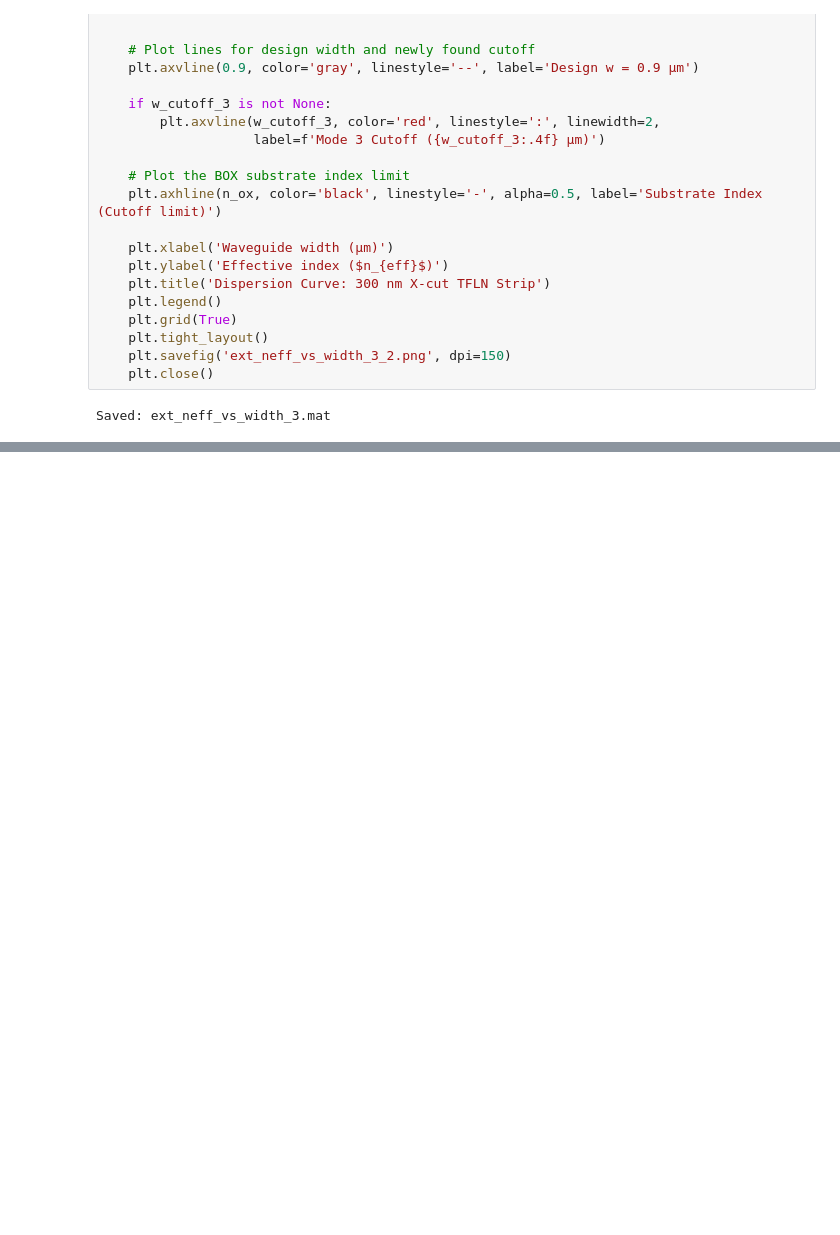
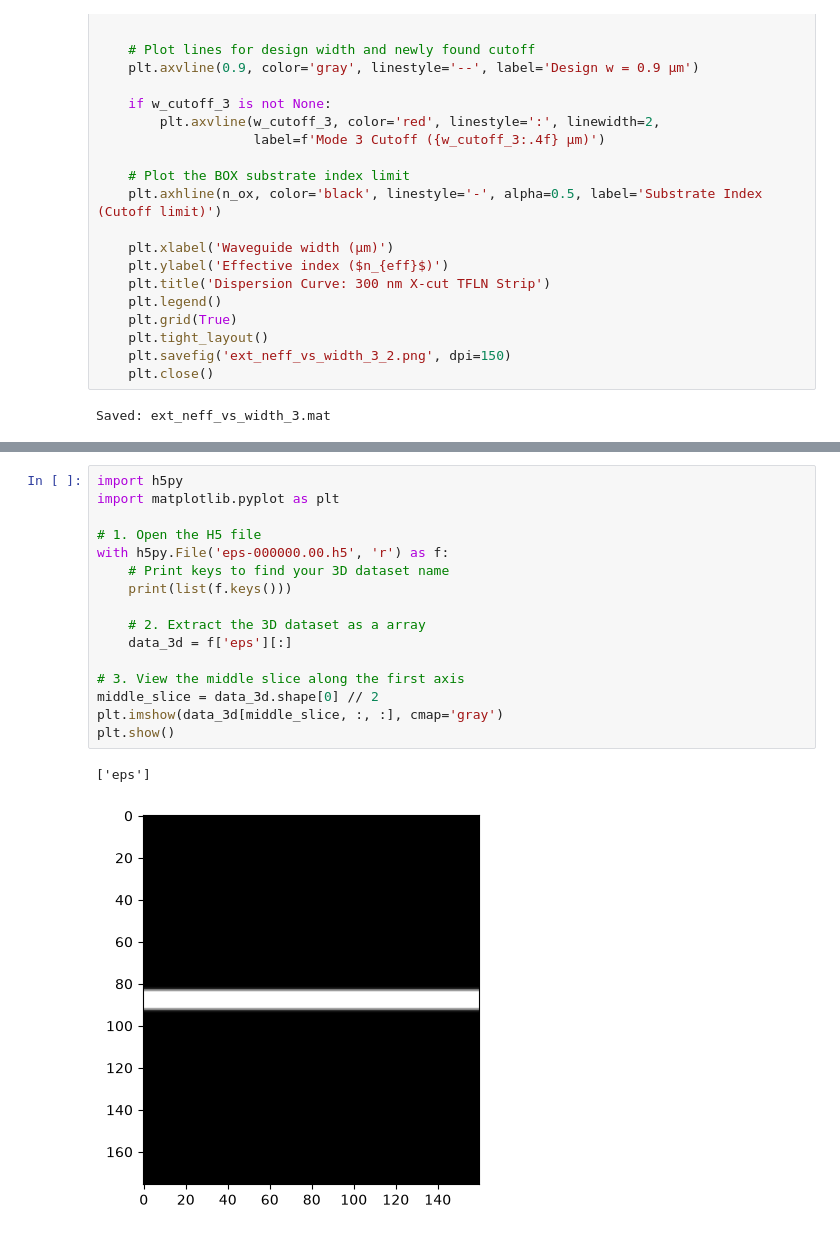
Before and after one commit to Dejigner/TFLN-MMI-MZI-OPA, a Jupyter notebook: phase1_Polished.ipynb, the cells around one changed output, grey strips where cells are left out. Saved outputs shown, nothing was run; the diff lists cells and outputs as text; blank space fills up the shorter version.

```diff
--- a/phase1_Polished.ipynb
+++ b/phase1_Polished.ipynb
@@ -515,0 +521,19 @@ AttributeError: 'Simulation' object has no attribute 'output_epsilon'
+# %%
+import h5py
+import matplotlib.pyplot as plt
+
+# 1. Open the H5 file
+with h5py.File('eps-000000.00.h5', 'r') as f:
+    # Print keys to find your 3D dataset name
+    print(list(f.keys()))
+
+    # 2. Extract the 3D dataset as a array
+    data_3d = f['eps'][:]
+
+# 3. View the middle slice along the first axis
+middle_slice = data_3d.shape[0] // 2
+plt.imshow(data_3d[middle_slice, :, :], cmap='gray')
+plt.show()
+# %% [output]
+['eps']
+[figure, added]
```
Also changed, not shown: parts of 2 cells of this notebook, 3 other files.
